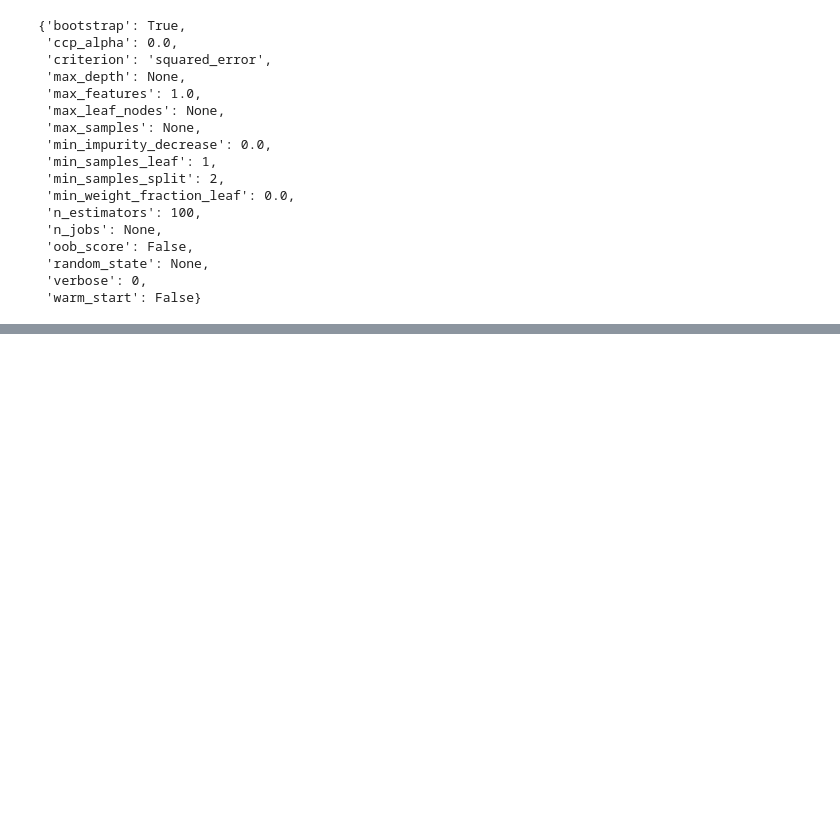
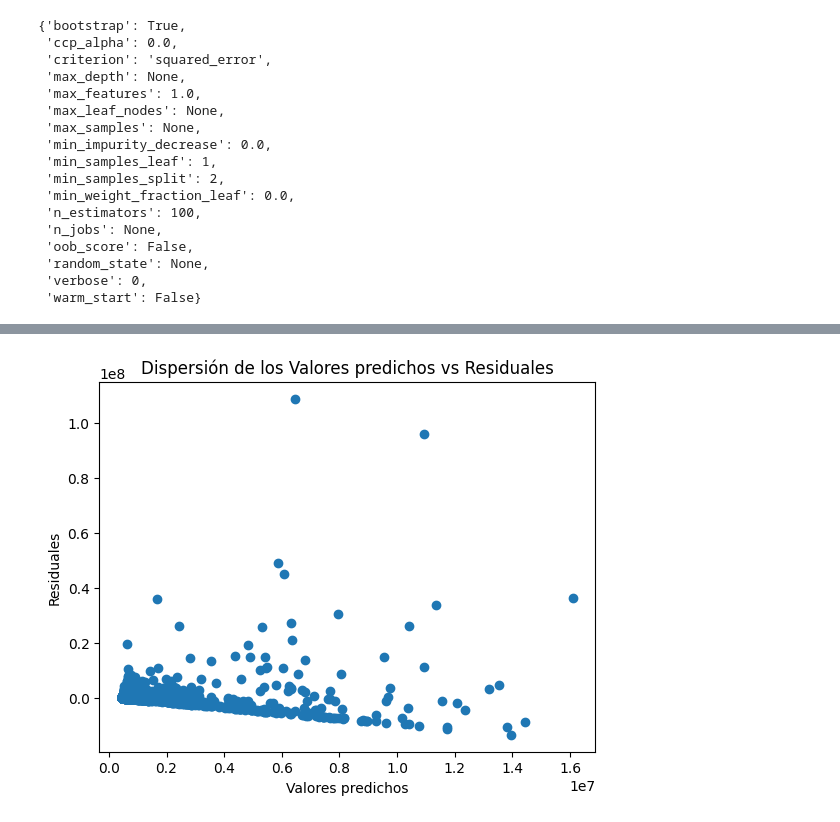
Before and after one commit to EstebanCaroP/Proyecto_Finanzas, a Jupyter notebook: D_Modelos.ipynb, the cells around one changed output, grey strips where cells are left out. Cells and saved outputs as stored; diff of their text form; code cells hidden in the pictures; blank space fills up the shorter version.

```diff
--- a/D_Modelos.ipynb
+++ b/D_Modelos.ipynb
@@ -282,0 +351,10 @@ Aplicar técnicas de regularización
+# %%
+# Diagrama de valores predichos vs residuales
+fig, ax = plt.subplots()
+ax.scatter(x = df1['pred'], y = residuos)
+plt.title("Dispersión de los Valores predichos vs Residuales")
+plt.xlabel('Valores predichos')
+plt.ylabel('Residuales')
+plt.show()
+# %% [output]
+[figure, added]
```
Also changed, not shown: parts of 21 cells of this notebook.
